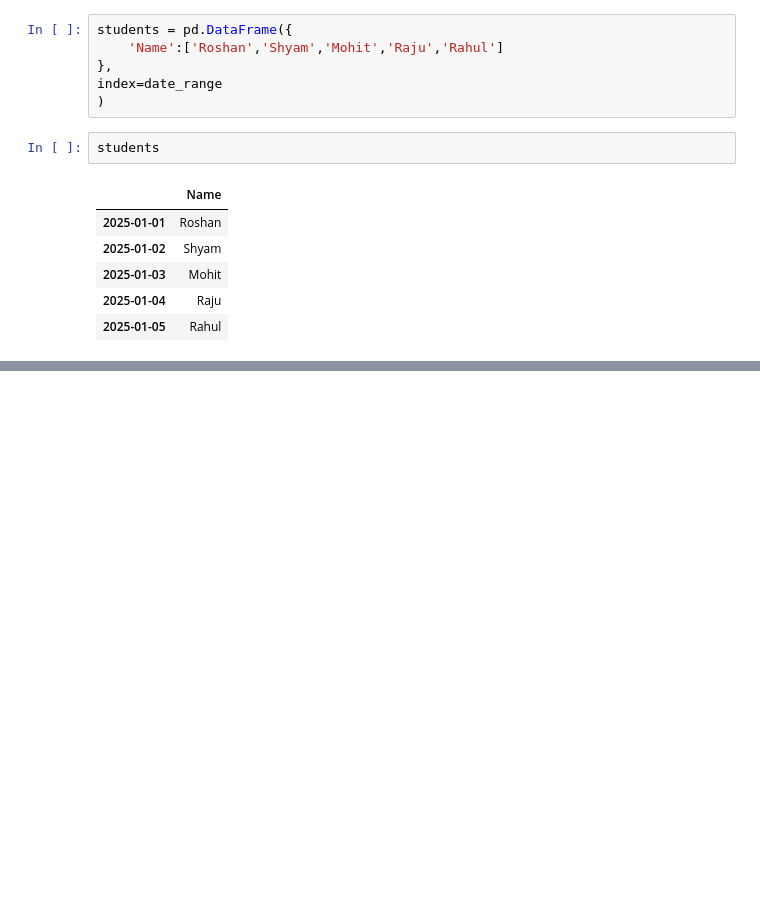
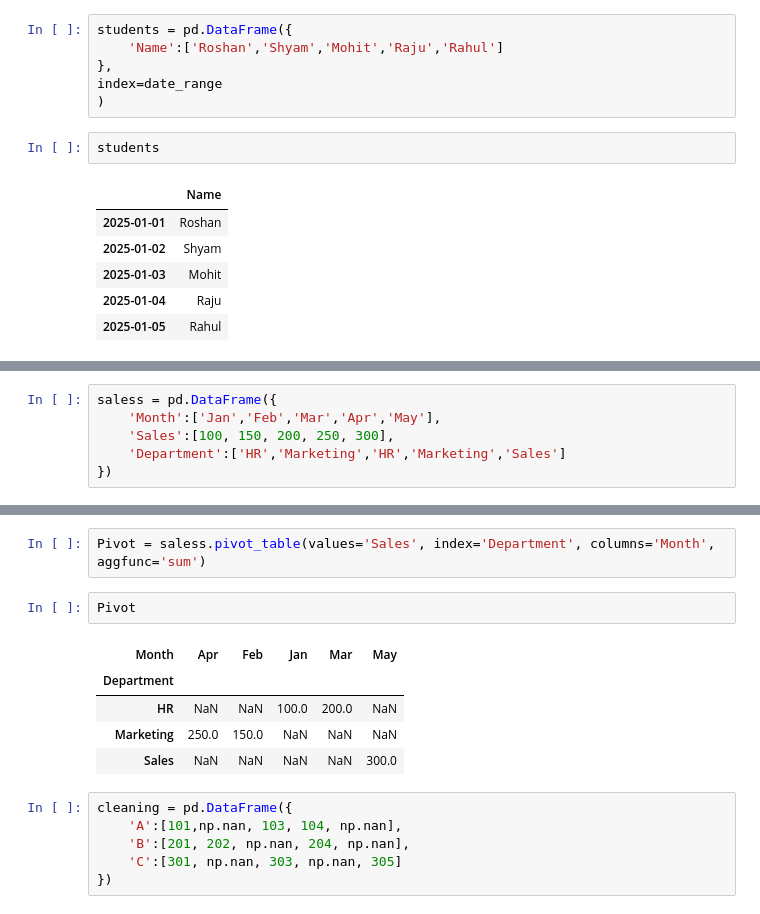
Before and after one commit to helloharendra/Python-DS-AI-11-AM-12-30PM, a Jupyter notebook: roshan/analytics/day27.ipynb, the cells around one changed output, grey strips where cells are left out. Saved outputs shown, nothing was run; the diff lists cells and outputs as text; blank space fills up the shorter version.

```diff
--- a/roshan/analytics/day27.ipynb
+++ b/roshan/analytics/day27.ipynb
@@ -191,0 +244,6 @@ students
+# %%
+saless = pd.DataFrame({
+    'Month':['Jan','Feb','Mar','Apr','May'],
+    'Sales':[100, 150, 200, 250, 300],
+    'Department':['HR','Marketing','HR','Marketing','Sales']
+})
@@ -191,0 +269,16 @@ students
+# %%
+Pivot = saless.pivot_table(values='Sales', index='Department', columns='Month', aggfunc='sum')
+# %%
+Pivot
+# %% [output]
+| Month | Apr | Feb | Jan | Mar | May |
+| Department |  |  |  |  |  |
+| HR | NaN | NaN | 100.0 | 200.0 | NaN |
+| Marketing | 250.0 | 150.0 | NaN | NaN | NaN |
+| Sales | NaN | NaN | NaN | NaN | 300.0 |
+# %%
+cleaning = pd.DataFrame({
+    'A':[101,np.nan, 103, 104, np.nan],
+    'B':[201, 202, np.nan, 204, np.nan],
+    'C':[301, np.nan, 303, np.nan, 305]
+})
```
Also changed, not shown: parts of 28 cells of this notebook, 1 other file.
